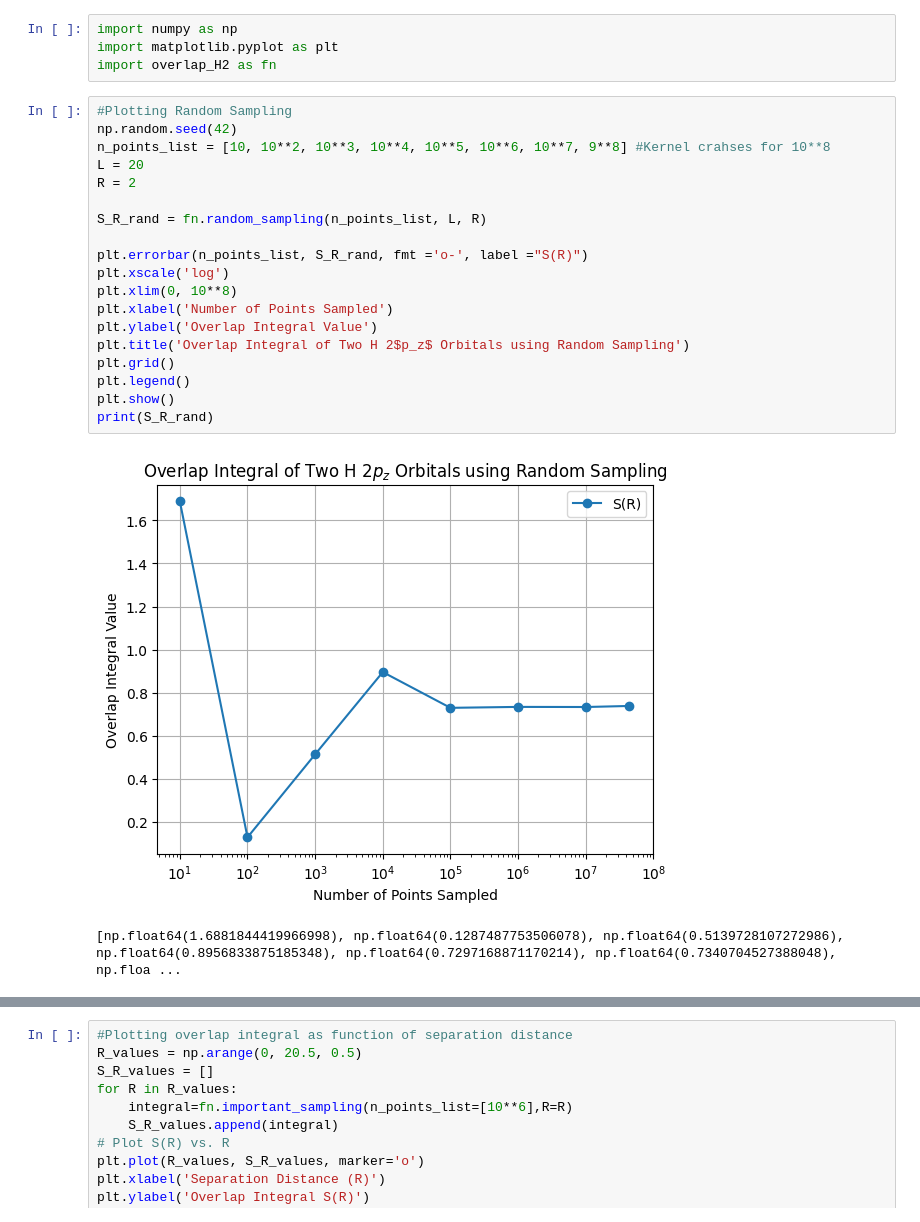
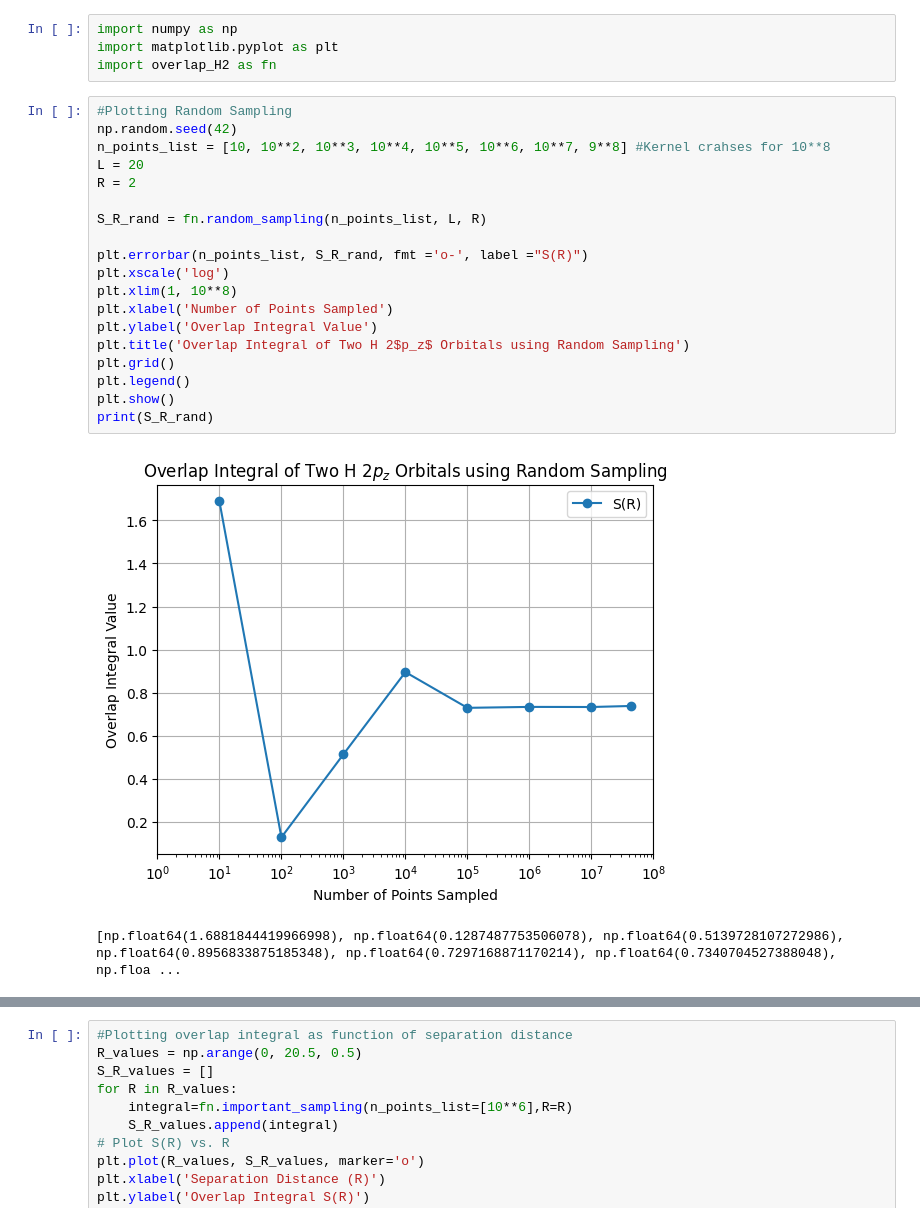
Before and after one commit to bridgetsfe1/comp-prob-solv, a Jupyter notebook: homework-5-1/hw5-graphs.ipynb, the cells around one changed output, grey strips where cells are left out. Saved outputs shown, nothing was run; the diff lists cells and outputs as text.

```diff
--- a/homework-5-1/hw5-graphs.ipynb
+++ b/homework-5-1/hw5-graphs.ipynb
@@ -5,24 +5,24 @@ import overlap_H2 as fn
 # %%
 #Plotting Random Sampling
 np.random.seed(42)
 n_points_list = [10, 10**2, 10**3, 10**4, 10**5, 10**6, 10**7, 9**8] #Kernel crahses for 10**8
 L = 20
 R = 2
 
 S_R_rand = fn.random_sampling(n_points_list, L, R)
 
 plt.errorbar(n_points_list, S_R_rand, fmt ='o-', label ="S(R)")
 plt.xscale('log')
-plt.xlim(0, 10**8)
+plt.xlim(1, 10**8)
 plt.xlabel('Number of Points Sampled')
 plt.ylabel('Overlap Integral Value')
 plt.title('Overlap Integral of Two H 2$p_z$ Orbitals using Random Sampling')
 plt.grid()
 plt.legend()
 plt.show()
 print(S_R_rand)
 # %% [output]
-[figure, old version]
+[figure, new version]
 [np.float64(1.6881844419966998), np.float64(0.1287487753506078), np.float64(0.5139728107272986), np.float64(0.8956833875185348), np.float64(0.7297168871170214), np.float64(0.7340704527388048), np.floa ...
 # %%
 #Plotting Importance Sampling
```
Also changed, not shown: parts of 1 cell of this notebook, 1 other file.
